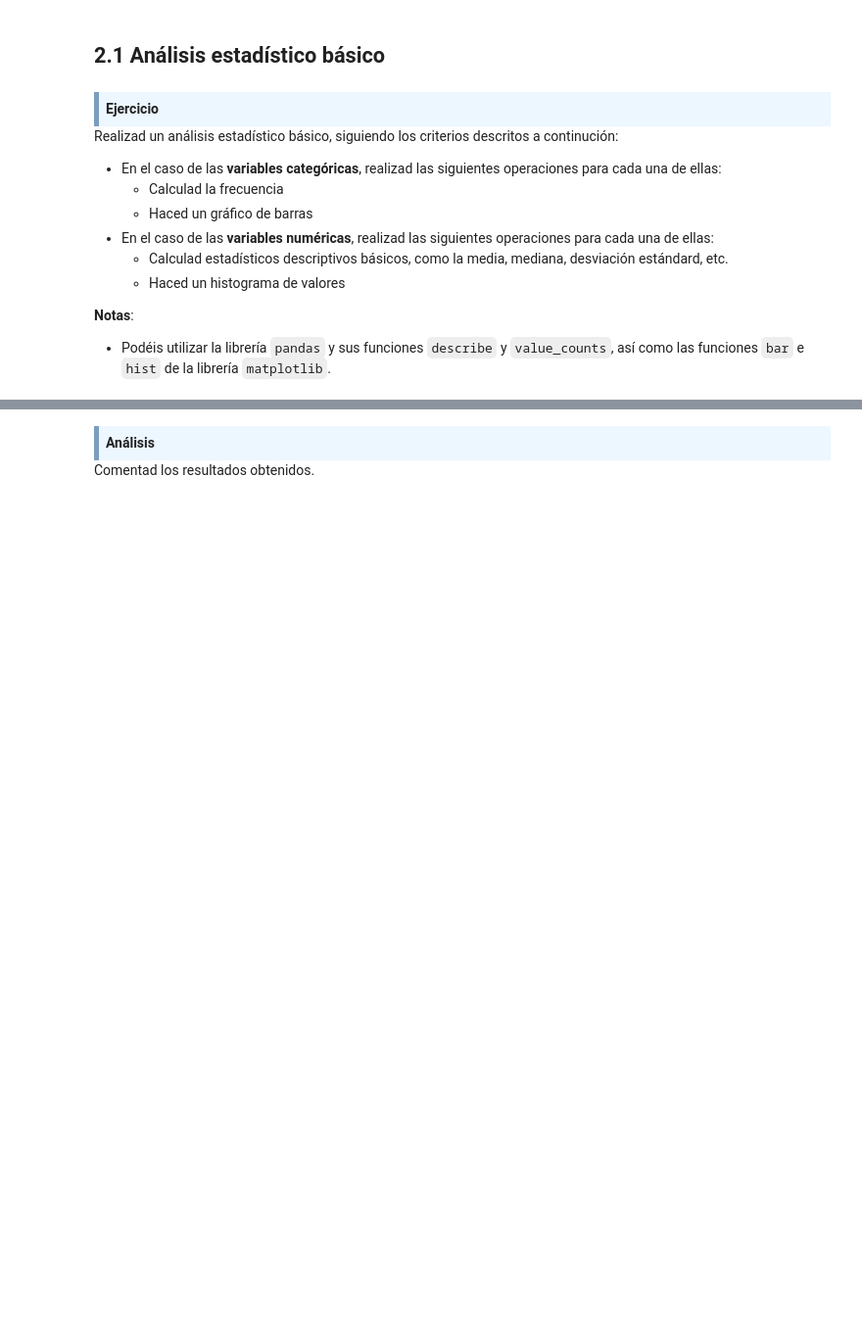
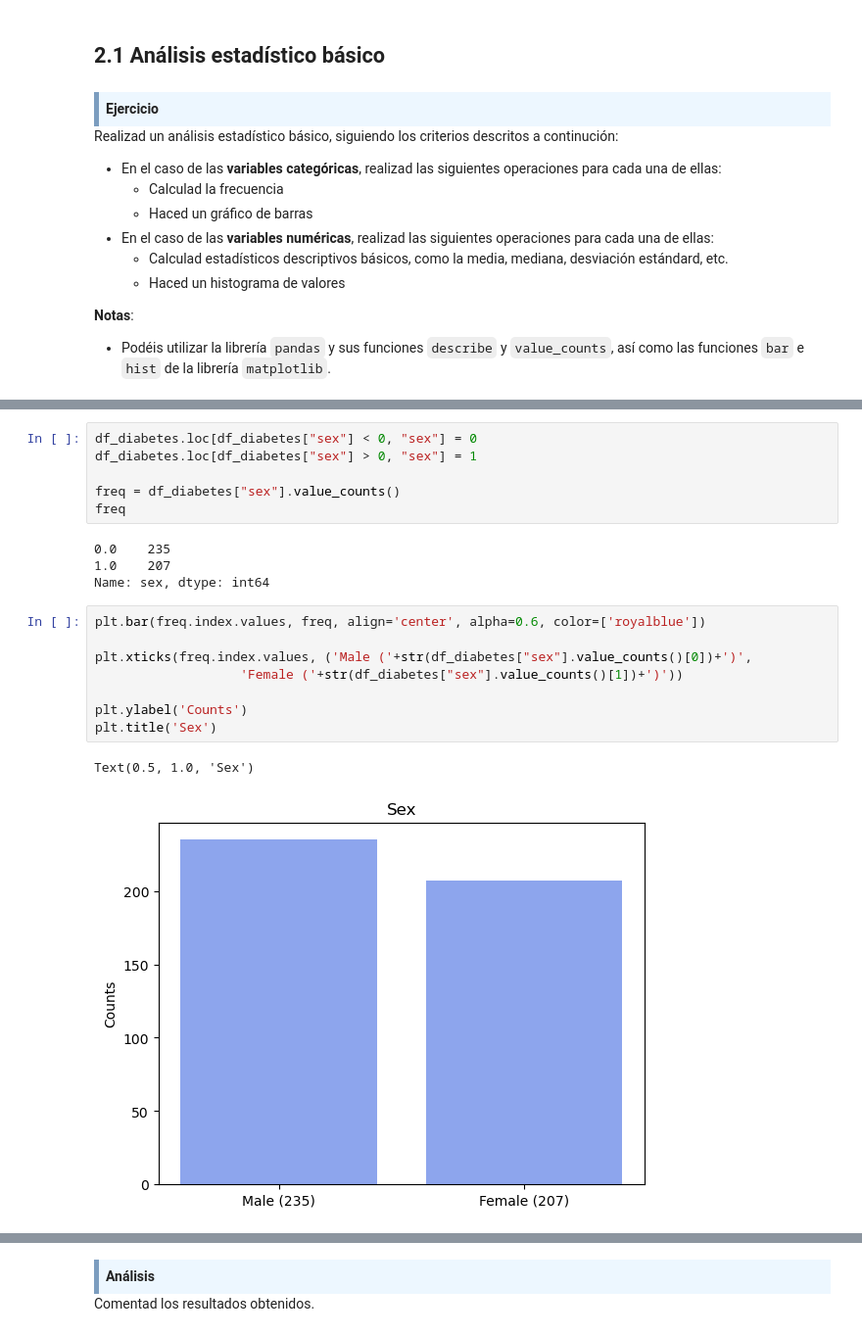
Before and after one commit to oriol-marco/Diabetes-PCA-RandomForest, a Jupyter notebook: M2.855_20221_PEC1-Enunciado.ipynb, the cells around one changed output, grey strips where cells are left out. Shown at 98% size. Drawn from its saved outputs; the diff is of its cells as text; blank space fills up the shorter version.

```diff
--- a/M2.855_20221_PEC1-Enunciado.ipynb
+++ b/M2.855_20221_PEC1-Enunciado.ipynb
@@ -184,0 +200,21 @@ Realizad un análisis estadístico básico, siguiendo los criterios descritos a
+# %%
+df_diabetes.loc[df_diabetes["sex"] < 0, "sex"] = 0
+df_diabetes.loc[df_diabetes["sex"] > 0, "sex"] = 1
+
+freq = df_diabetes["sex"].value_counts()
+freq
+# %% [output]
+0.0    235
+1.0    207
+Name: sex, dtype: int64
+# %%
+plt.bar(freq.index.values, freq, align='center', alpha=0.6, color=['royalblue'])
+
+plt.xticks(freq.index.values, ('Male ('+str(df_diabetes["sex"].value_counts()[0])+')',
+                   'Female ('+str(df_diabetes["sex"].value_counts()[1])+')'))
+
+plt.ylabel('Counts')
+plt.title('Sex')
+# %% [output]
+Text(0.5, 1.0, 'Sex')
+[figure, added]
```
Also changed, not shown: parts of 24 cells of this notebook.
